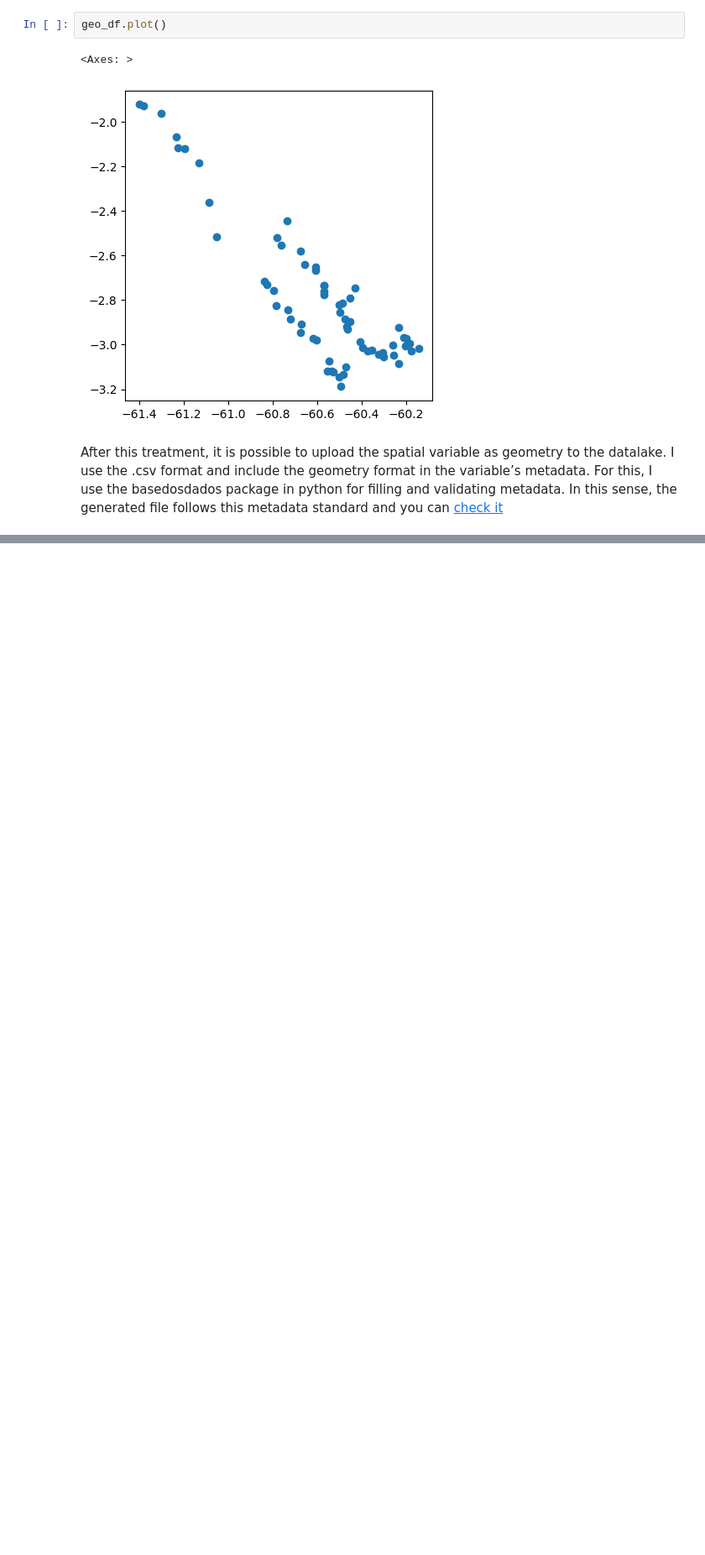
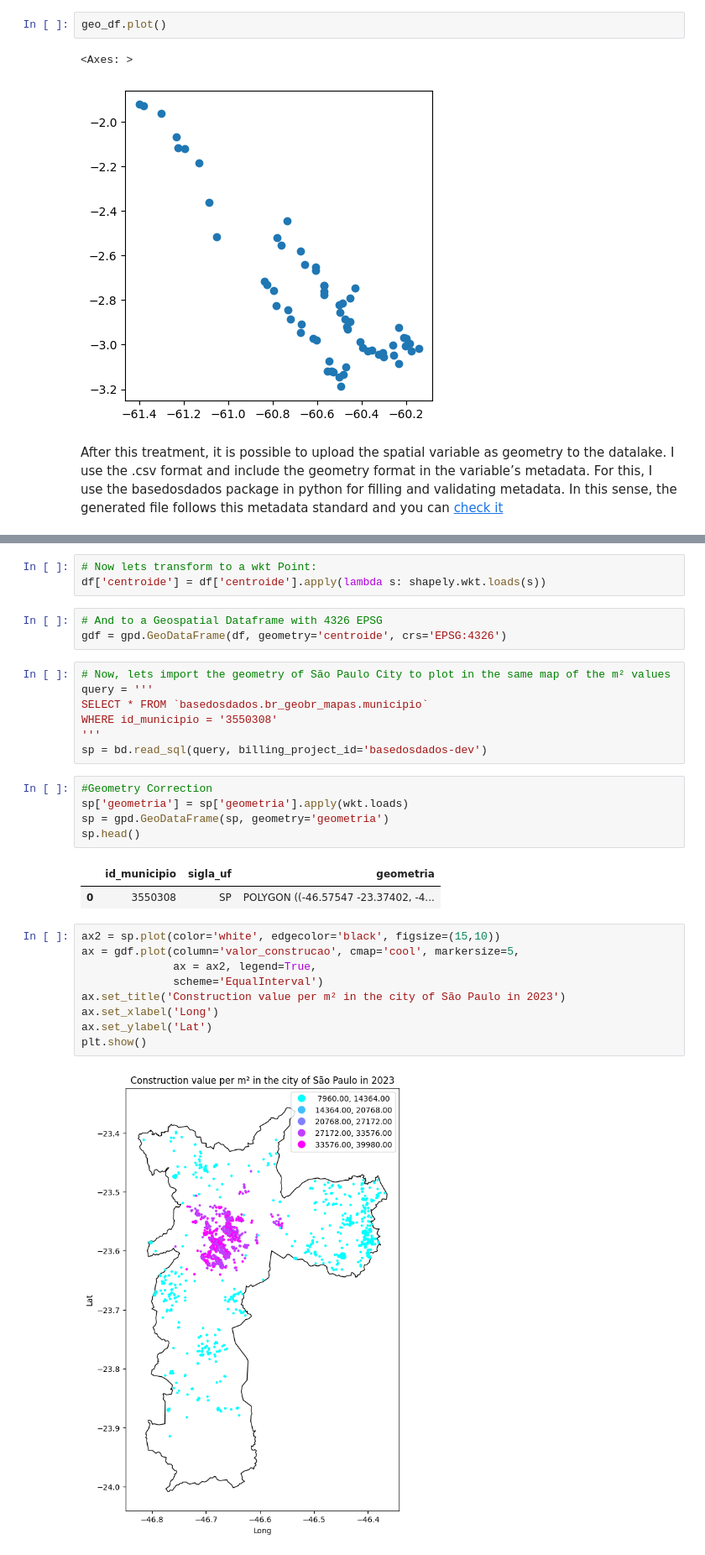
Before and after one commit to gustavoalcantara/data-portfolio, a Jupyter notebook: geospatial_etl.ipynb, the cells around one changed output, grey strips where cells are left out. Shown at 84% size. Drawn from its saved outputs; the diff is of its cells as text; blank space fills up the shorter version.

```diff
--- a/geospatial_etl.ipynb
+++ b/geospatial_etl.ipynb
@@ -148,0 +221,32 @@ I analyzed the 1000 highest and lowest values of the square meter in São Paulo
+# %%
+# Now lets transform to a wkt Point:
+df['centroide'] = df['centroide'].apply(lambda s: shapely.wkt.loads(s))
+# %%
+# And to a Geospatial Dataframe with 4326 EPSG
+gdf = gpd.GeoDataFrame(df, geometry='centroide', crs='EPSG:4326')
+# %%
+# Now, lets import the geometry of São Paulo City to plot in the same map of the m² values
+query = '''
+SELECT * FROM `basedosdados.br_geobr_mapas.municipio`
+WHERE id_municipio = '3550308'
+'''
+sp = bd.read_sql(query, billing_project_id='basedosdados-dev')
+# %%
+#Geometry Correction
+sp['geometria'] = sp['geometria'].apply(wkt.loads)
+sp = gpd.GeoDataFrame(sp, geometry='geometria')
+sp.head()
+# %% [output]
+|  | id_municipio | sigla_uf | geometria |
+| 0 | 3550308 | SP | POLYGON ((-46.57547 -23.37402, -4... |
+# %%
+ax2 = sp.plot(color='white', edgecolor='black', figsize=(15,10))
+ax = gdf.plot(column='valor_construcao', cmap='cool', markersize=5,
+              ax = ax2, legend=True,
+              scheme='EqualInterval')
+ax.set_title('Construction value per m² in the city of São Paulo in 2023')
+ax.set_xlabel('Long')
+ax.set_ylabel('Lat')
+plt.show()
+# %% [output]
+[figure, added]
```
Also changed, not shown: parts of 20 cells of this notebook.
